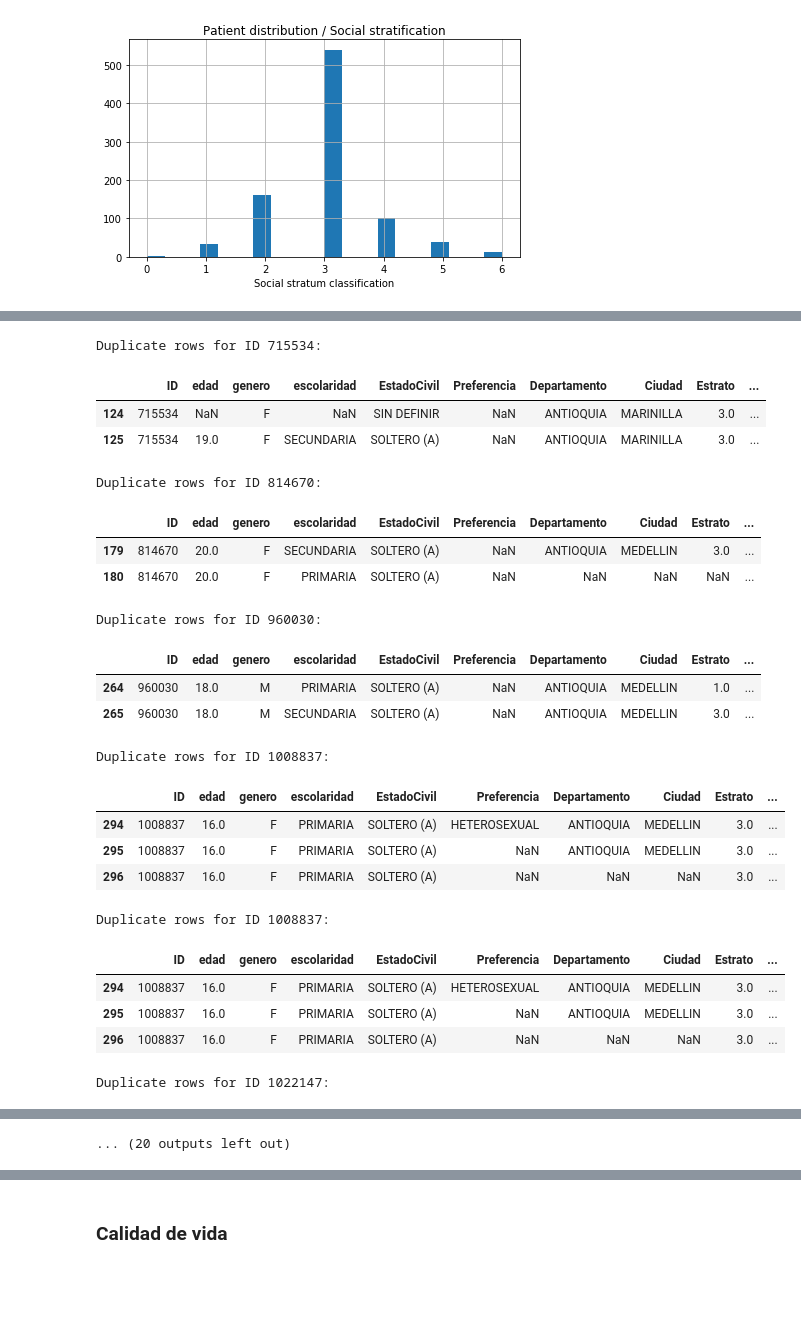
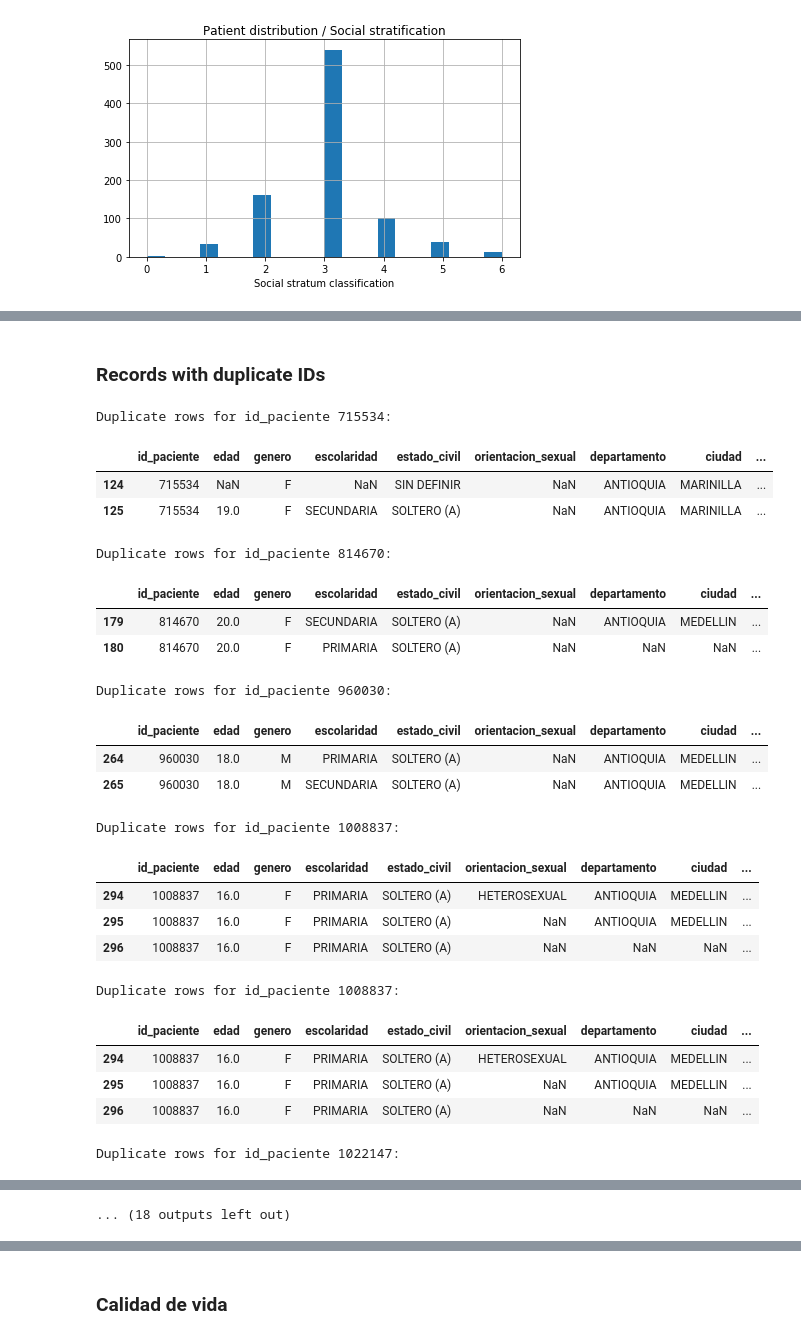
Before and after one commit to DS4A-T22/exploratory_data_analysis, a Jupyter notebook: EDA-02.ipynb, the cells around one changed output, grey strips where cells are left out. Saved outputs shown, nothing was run; the diff lists cells and outputs as text; code cells hidden in the pictures; blank space fills up the shorter version.

```diff
--- a/EDA-02.ipynb
+++ b/EDA-02.ipynb
@@ -80,3 +126,5 @@ basic_info.describe(include='all')
+# %%
+basic_info.drop_duplicates(inplace=True)
 # %%
 msno.matrix(msno.nullity_sort(basic_info, sort='descending'))
 # %% [output]
@@ -148,0 +179,9 @@ count_per_depto
+# %%
+basic_info.loc[basic_info['ciudad']=='BOGOTA', 'departamento'] = 'SANTAFE DE BOGOTA D.C'
+# %%
+basic_info.loc[basic_info['departamento']=='MEDELLIN', 'departamento'] = 'ANTIOQUIA' # MEDELLIN -> ANTIOQUIA
+basic_info.loc[basic_info['departamento']=='PEREIRA', 'departamento'] = 'RISARALDA' # PEREIRA -> RISARALDA
+basic_info.loc[basic_info['departamento']=='VALLE', 'departamento'] = 'VALLE DEL CAUCA' # VALLE -> VALLE DEL CAUCA
+
+count_per_depto = basic_info[['id_paciente', 'departamento']].groupby('departamento').count().reset_index()
+count_per_depto
@@ -223,33 +275,35 @@ choropleth.geojson.add_child(
 m
 # %% [output]
 [interactive output not drawn]
+# %% [markdown]
+### Records with duplicate IDs
 # %%
-duplicate_ids = basic_info[basic_info.duplicated('ID')]['ID']
+duplicate_ids = basic_info[basic_info.duplicated('id_paciente')]['id_paciente']
 # %%
 for i in duplicate_ids:
-    print(f'\nDuplicate rows for ID {i}:')
-    display(basic_info[basic_info['ID'] == i])
+    print(f'\nDuplicate rows for id_paciente {i}:')
+    display(basic_info[basic_info['id_paciente'] == i])
 # %% [output]
-Duplicate rows for ID 715534:
+Duplicate rows for id_paciente 715534:
-|  | ID | edad | genero | escolaridad | EstadoCivil | Preferencia | Departamento | Ciudad | Estrato | ... |
-| 124 | 715534 | NaN | F | NaN | SIN DEFINIR | NaN | ANTIOQUIA | MARINILLA | 3.0 | ... |
-| 125 | 715534 | 19.0 | F | SECUNDARIA | SOLTERO (A) | NaN | ANTIOQUIA | MARINILLA | 3.0 | ... |
+|  | id_paciente | edad | genero | escolaridad | estado_civil | orientacion_sexual | departamento | ciudad | ... |
+| 124 | 715534 | NaN | F | NaN | SIN DEFINIR | NaN | ANTIOQUIA | MARINILLA | ... |
+| 125 | 715534 | 19.0 | F | SECUNDARIA | SOLTERO (A) | NaN | ANTIOQUIA | MARINILLA | ... |
-Duplicate rows for ID 814670:
+Duplicate rows for id_paciente 814670:
-|  | ID | edad | genero | escolaridad | EstadoCivil | Preferencia | Departamento | Ciudad | Estrato | ... |
-| 179 | 814670 | 20.0 | F | SECUNDARIA | SOLTERO (A) | NaN | ANTIOQUIA | MEDELLIN | 3.0 | ... |
-| 180 | 814670 | 20.0 | F | PRIMARIA | SOLTERO (A) | NaN | NaN | NaN | NaN | ... |
+|  | id_paciente | edad | genero | escolaridad | estado_civil | orientacion_sexual | departamento | ciudad | ... |
+| 179 | 814670 | 20.0 | F | SECUNDARIA | SOLTERO (A) | NaN | ANTIOQUIA | MEDELLIN | ... |
+| 180 | 814670 | 20.0 | F | PRIMARIA | SOLTERO (A) | NaN | NaN | NaN | ... |
-Duplicate rows for ID 960030:
+Duplicate rows for id_paciente 960030:
-|  | ID | edad | genero | escolaridad | EstadoCivil | Preferencia | Departamento | Ciudad | Estrato | ... |
-| 264 | 960030 | 18.0 | M | PRIMARIA | SOLTERO (A) | NaN | ANTIOQUIA | MEDELLIN | 1.0 | ... |
-| 265 | 960030 | 18.0 | M | SECUNDARIA | SOLTERO (A) | NaN | ANTIOQUIA | MEDELLIN | 3.0 | ... |
+|  | id_paciente | edad | genero | escolaridad | estado_civil | orientacion_sexual | departamento | ciudad | ... |
+| 264 | 960030 | 18.0 | M | PRIMARIA | SOLTERO (A) | NaN | ANTIOQUIA | MEDELLIN | ... |
+| 265 | 960030 | 18.0 | M | SECUNDARIA | SOLTERO (A) | NaN | ANTIOQUIA | MEDELLIN | ... |
-Duplicate rows for ID 1008837:
+Duplicate rows for id_paciente 1008837:
-|  | ID | edad | genero | escolaridad | EstadoCivil | Preferencia | Departamento | Ciudad | Estrato | ... |
-| 294 | 1008837 | 16.0 | F | PRIMARIA | SOLTERO (A) | HETEROSEXUAL | ANTIOQUIA | MEDELLIN | 3.0 | ... |
-| 295 | 1008837 | 16.0 | F | PRIMARIA | SOLTERO (A) | NaN | ANTIOQUIA | MEDELLIN | 3.0 | ... |
-| 296 | 1008837 | 16.0 | F | PRIMARIA | SOLTERO (A) | NaN | NaN | NaN | 3.0 | ... |
+|  | id_paciente | edad | genero | escolaridad | estado_civil | orientacion_sexual | departamento | ciudad | ... |
+| 294 | 1008837 | 16.0 | F | PRIMARIA | SOLTERO (A) | HETEROSEXUAL | ANTIOQUIA | MEDELLIN | ... |
+| 295 | 1008837 | 16.0 | F | PRIMARIA | SOLTERO (A) | NaN | ANTIOQUIA | MEDELLIN | ... |
+| 296 | 1008837 | 16.0 | F | PRIMARIA | SOLTERO (A) | NaN | NaN | NaN | ... |
-Duplicate rows for ID 1008837:
+Duplicate rows for id_paciente 1008837:
-|  | ID | edad | genero | escolaridad | EstadoCivil | Preferencia | Departamento | Ciudad | Estrato | ... |
-| 294 | 1008837 | 16.0 | F | PRIMARIA | SOLTERO (A) | HETEROSEXUAL | ANTIOQUIA | MEDELLIN | 3.0 | ... |
-| 295 | 1008837 | 16.0 | F | PRIMARIA | SOLTERO (A) | NaN | ANTIOQUIA | MEDELLIN | 3.0 | ... |
-| 296 | 1008837 | 16.0 | F | PRIMARIA | SOLTERO (A) | NaN | NaN | NaN | 3.0 | ... |
+|  | id_paciente | edad | genero | escolaridad | estado_civil | orientacion_sexual | departamento | ciudad | ... |
+| 294 | 1008837 | 16.0 | F | PRIMARIA | SOLTERO (A) | HETEROSEXUAL | ANTIOQUIA | MEDELLIN | ... |
+| 295 | 1008837 | 16.0 | F | PRIMARIA | SOLTERO (A) | NaN | ANTIOQUIA | MEDELLIN | ... |
+| 296 | 1008837 | 16.0 | F | PRIMARIA | SOLTERO (A) | NaN | NaN | NaN | ... |
-Duplicate rows for ID 1022147:
+Duplicate rows for id_paciente 1022147:
@@ -259,4 +313,4 @@ Duplicate rows for ID 1022147:
-... (20 outputs left out)
+... (18 outputs left out)
 # %% [markdown]
 There are records with duplicate ID but different values for the remaining fields:
 
```
Also changed, not shown: parts of 41 cells of this notebook, 1 other file.
